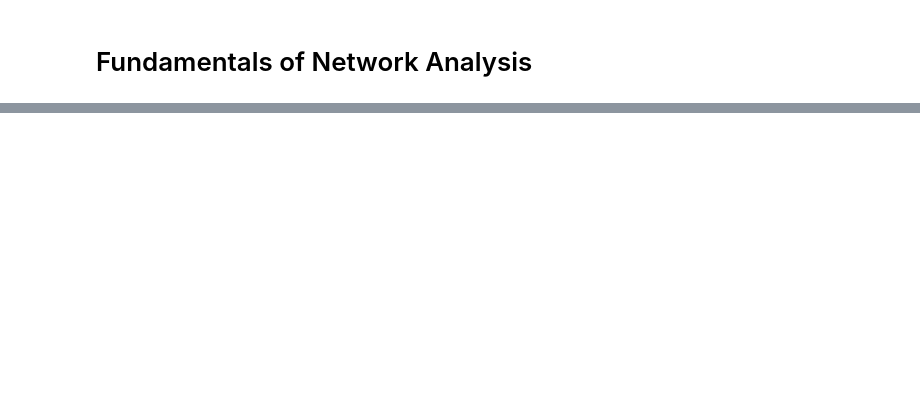
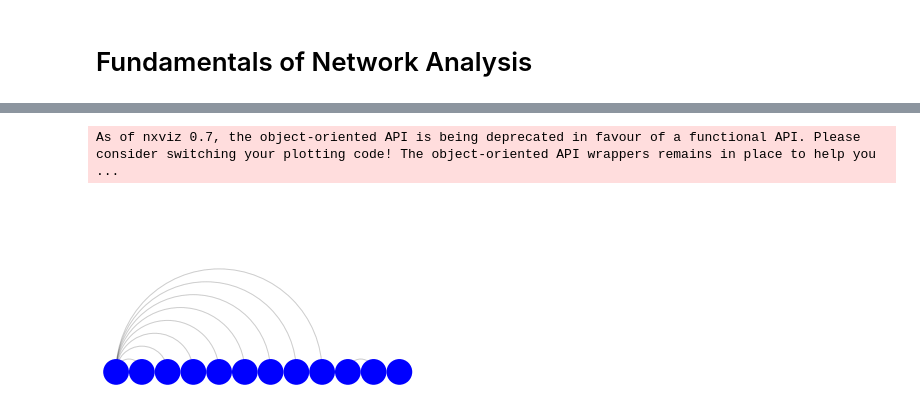
Before and after one commit to mrchapagain/SocialNetworkAnalytics, a Jupyter notebook: LinkedinAnalytics.ipynb, the cells around one changed output, grey strips where cells are left out. Cells and saved outputs as stored; diff of their text form; code cells hidden in the pictures; blank space fills up the shorter version.

```diff
--- a/LinkedinAnalytics.ipynb
+++ b/LinkedinAnalytics.ipynb
@@ -303,0 +335,21 @@ plt.show()
+# %%
+# Using Circos Plots
+from nxviz import ArcPlot
+
+# Create the un-customized Arc plot object: a
+a= ArcPlot(G)
+
+#Draw a to the screen and Display the figure
+#a.draw()
+plt.show()
+
+
+# Lets create the customized ArcPlot object: a2
+#a2 = ArcPlot(G, node_order='category', node_color='category')
+
+#Draw a to the screen and Display the figure
+#a2.draw()
+#plt.show()
+# %% [output]
+As of nxviz 0.7, the object-oriented API is being deprecated in favour of a functional API. Please consider switching your plotting code! The object-oriented API wrappers remains in place to help you  ...
+[figure, added]
```
Also changed, not shown: parts of 8 cells of this notebook.
